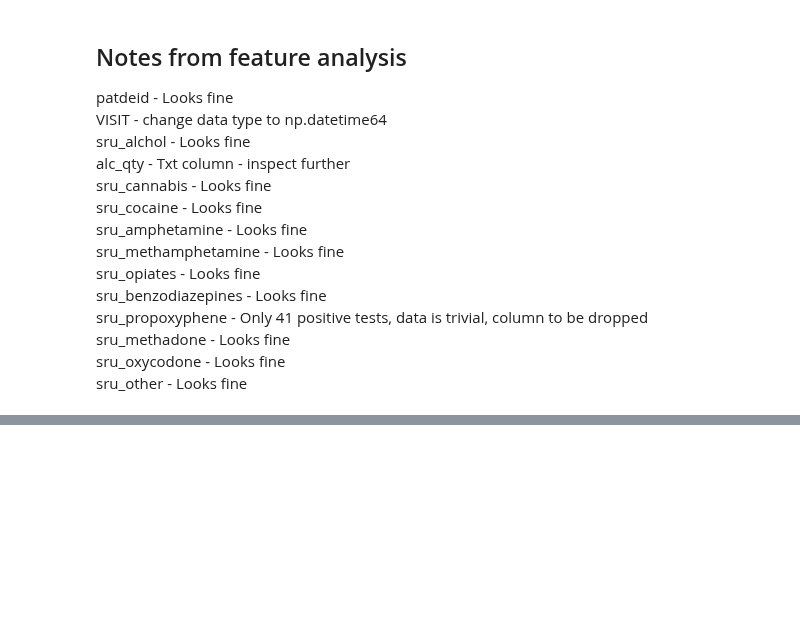
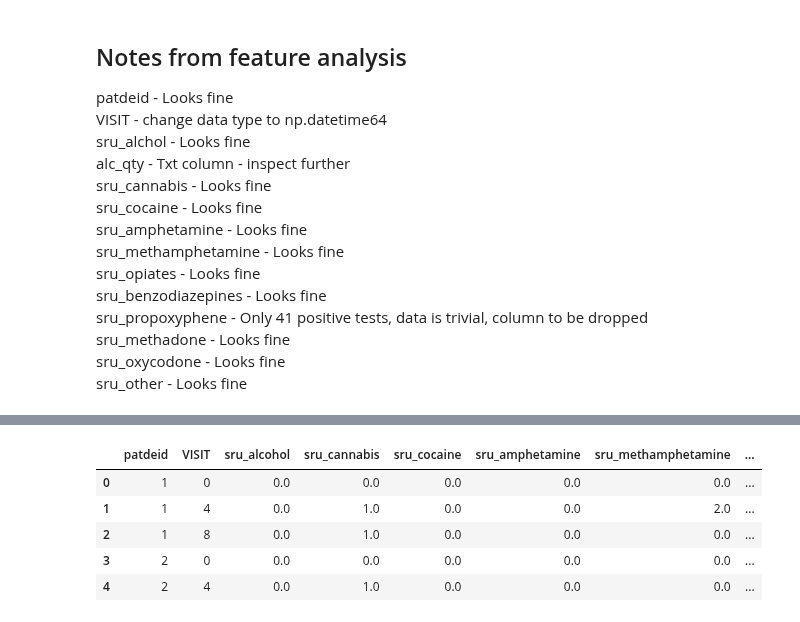
Before and after one commit to DanHerman212/oud_treatment_outcome, a Jupyter notebook: notebooks/Level_1_cleaning_feature_engineering/1-self_reported_use.ipynb, the cells around one changed output, grey strips where cells are left out. Cells and saved outputs as stored; diff of their text form; code cells hidden in the pictures; blank space fills up the shorter version.

```diff
--- a/notebooks/Level_1_cleaning_feature_engineering/1-self_reported_use.ipynb
+++ b/notebooks/Level_1_cleaning_feature_engineering/1-self_reported_use.ipynb
@@ -196,9 +204,5 @@ agg_dict
  'sru_methadone': 'sum',
  'sru_oxycodone': 'sum',
  'sru_other': 'sum'}
-# %%
-agg_dict['VISIT'] = 'count'
 # %%
-s = s.groupby('patdeid').agg(agg_dict).reset_index()
-
-s[:5]
+s = s.groupby(['patdeid','VISIT']).agg(agg_dict).reset_index()
@@ -212,4 +208,0 @@ s[:5]
-# %%
-s.columns.values[1] = 'sru_reports'
-
-s[:5]
@@ -225,3 +208,0 @@ s.to_csv('/Users/danherman/Desktop/oud_treatment_outcome/data/clean_data/eda_dat
-# %%
-# drop propoxyphene column
-s.drop(columns='sru_propoxyphene', inplace=True)
@@ -248,2 +209,9 @@ sru_agg.shape
 # %%
-sru_agg[:5]
+s[:5]
+# %% [output]
+|  | patdeid | VISIT | sru_alcohol | sru_cannabis | sru_cocaine | sru_amphetamine | sru_methamphetamine | ... |
+| 0 | 1 | 0 | 0.0 | 0.0 | 0.0 | 0.0 | 0.0 | ... |
+| 1 | 1 | 4 | 0.0 | 1.0 | 0.0 | 0.0 | 2.0 | ... |
+| 2 | 1 | 8 | 0.0 | 1.0 | 0.0 | 0.0 | 0.0 | ... |
+| 3 | 2 | 0 | 0.0 | 0.0 | 0.0 | 0.0 | 0.0 | ... |
+| 4 | 2 | 4 | 0.0 | 1.0 | 0.0 | 0.0 | 0.0 | ... |
```
Also changed, not shown: parts of 37 cells of this notebook, 39 other files.
